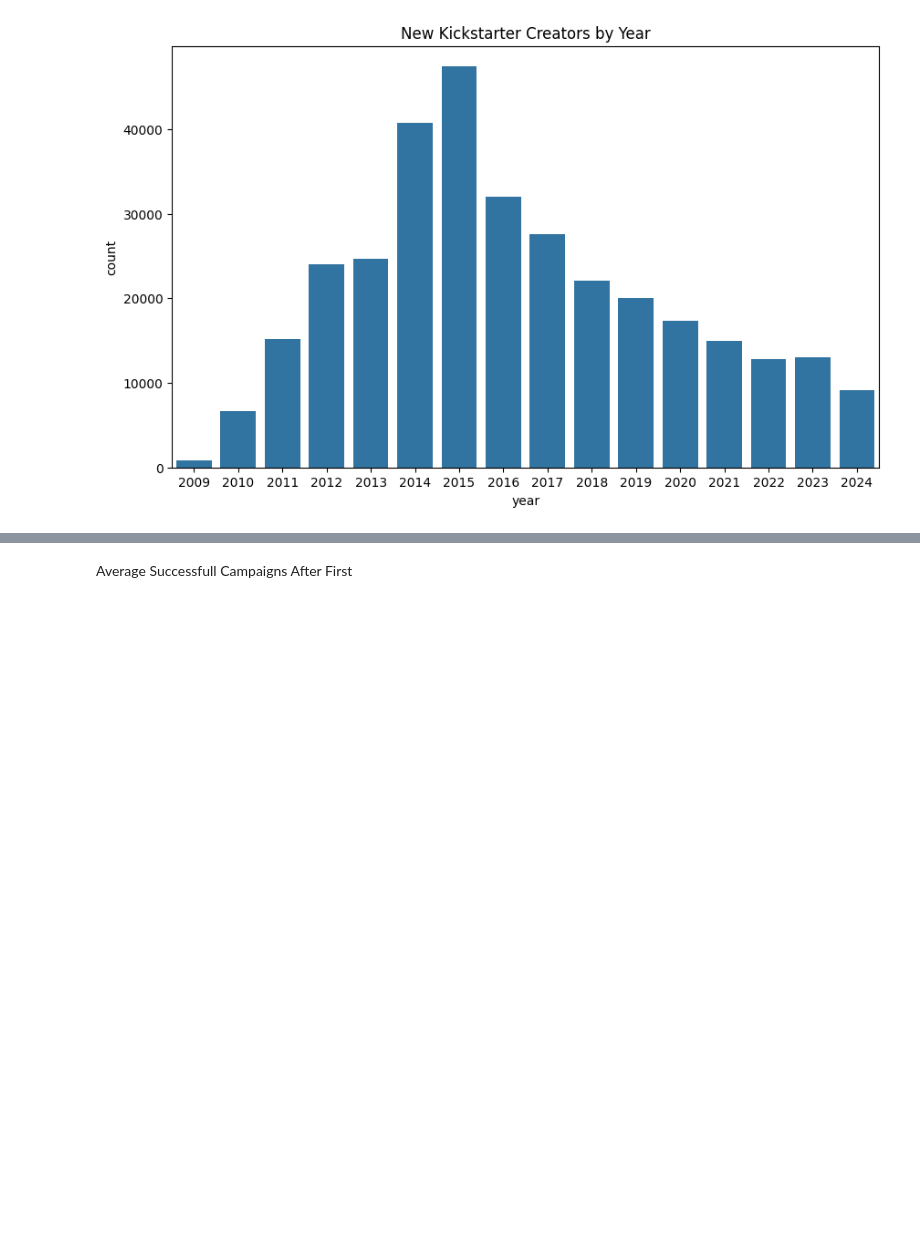
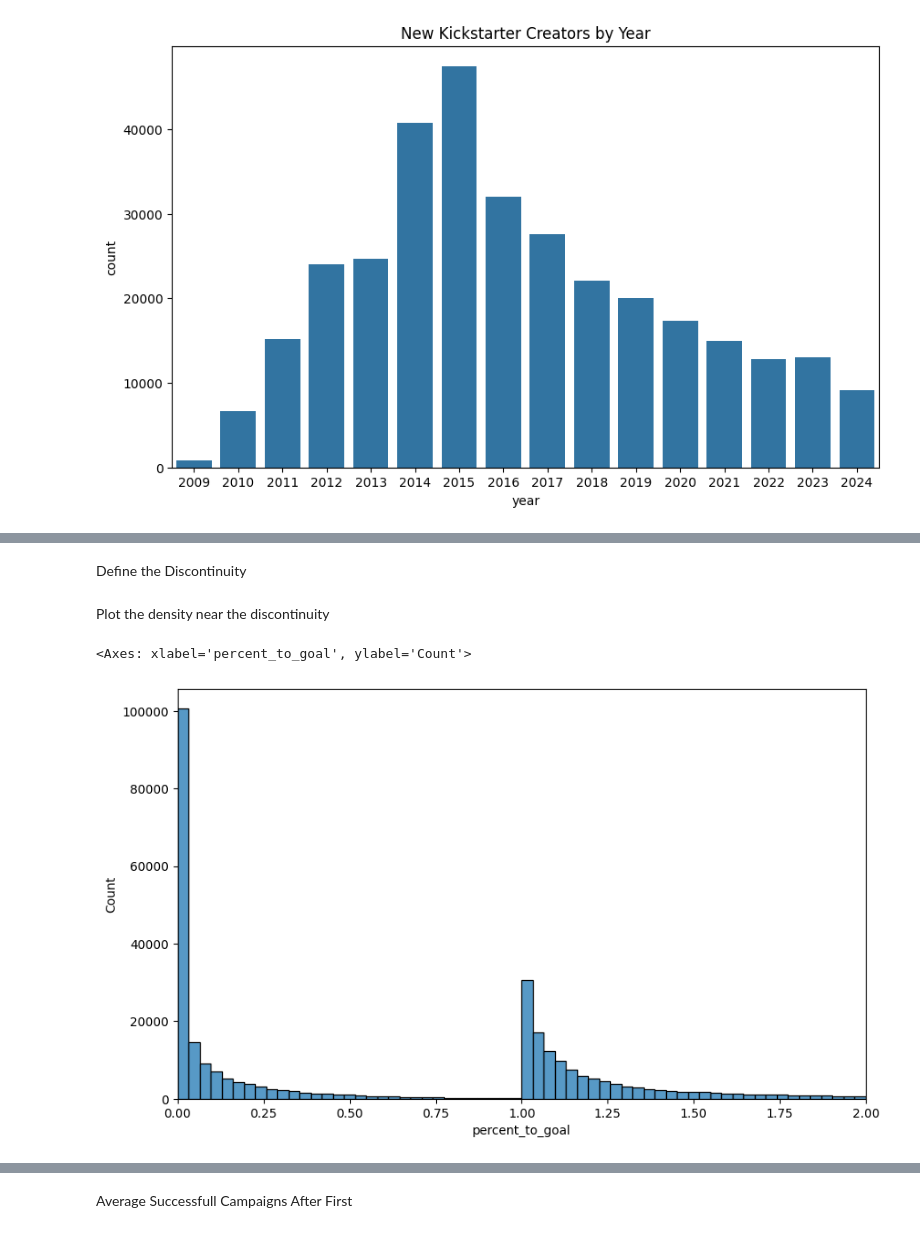
Before and after one commit to sahilpatil98/kickstarter-JMP, a Jupyter notebook: data-analysis/analysis.ipynb, the cells around one changed output, grey strips where cells are left out. Saved outputs shown, nothing was run; the diff lists cells and outputs as text; code cells hidden in the pictures; blank space fills up the shorter version.

```diff
--- a/data-analysis/analysis.ipynb
+++ b/data-analysis/analysis.ipynb
@@ -32,0 +34,6 @@ Plot the discontinuity
+# %%
+# Convert some key statistics to integers
+df['spotlight'] = df['spotlight'].astype(int)
+
+# Replace missing with zeros for prelaunch_activated
+df['prelaunch_activated'] = df['prelaunch_activated'].fillna(0)
@@ -33,4 +62,19 @@ Plot the discontinuity
+# %% [markdown]
+Define the Discontinuity
 # %%
 # Create Discontinuity Columns
 df['percent_to_goal'] = df['pledged'] / df['goal']
 df['dollars_to_goal'] = df['goal'] - df['pledged']
+# %% [markdown]
+Plot the density near the discontinuity
+# %%
+# Plot percent to goal on x axis and total number of projects on y axis
+plotting_df = df.copy()
+plotting_df = plotting_df[plotting_df['percent_to_goal'] < 2]
+
+plt.figure(figsize=(10,6))
+plt.xlim(0, 2)
+sns.histplot(data=plotting_df, x='percent_to_goal')
+# %% [output]
+<Axes: xlabel='percent_to_goal', ylabel='Count'>
+[figure, added]
```
Also changed, not shown: parts of 19 cells of this notebook.
